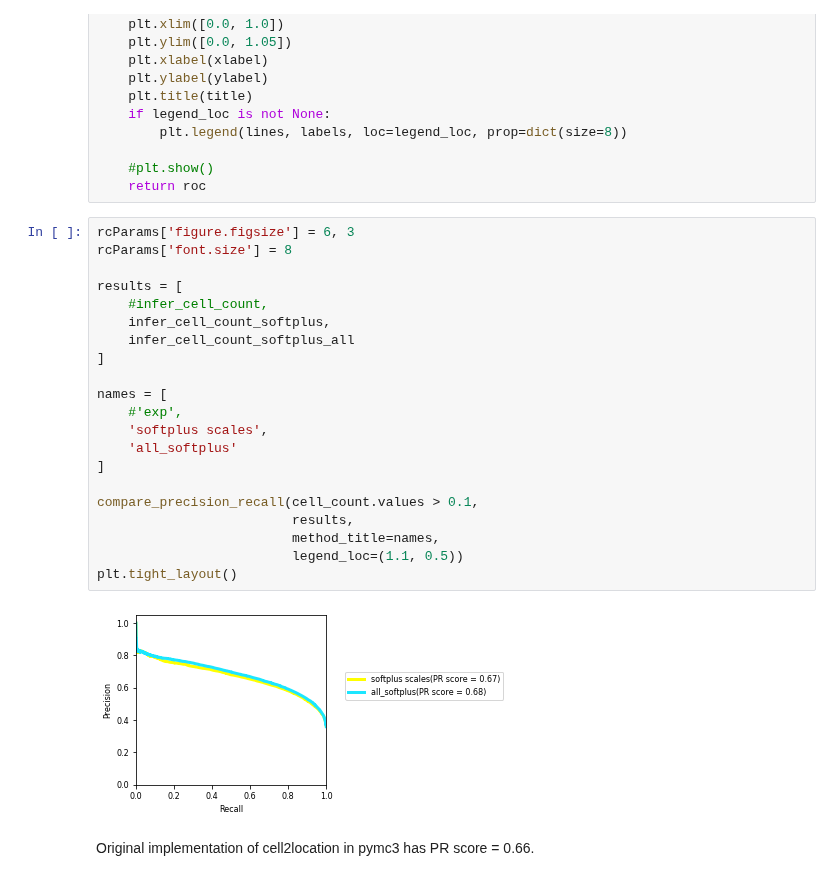
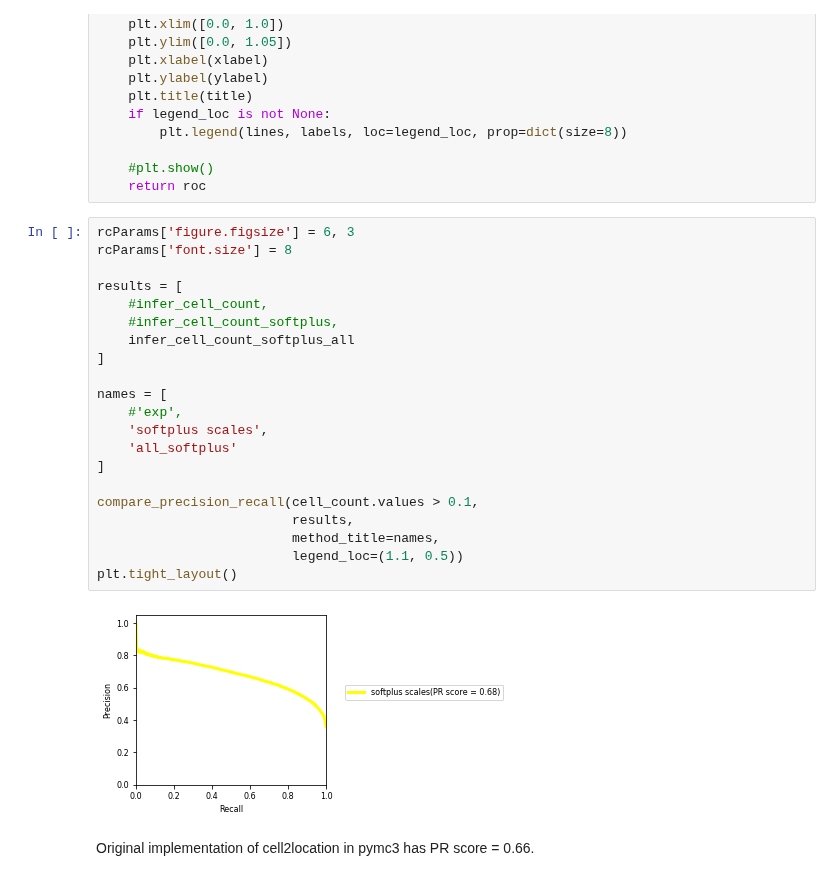
Before and after one commit to pyro-ppl/sandbox, a Jupyter notebook: 2021-03-softplus_scales/cell2location_synthetic_data_numpyro.ipynb, the cells around one changed output. Saved outputs shown, nothing was run; the diff lists cells and outputs as text.

```diff
--- a/2021-03-softplus_scales/cell2location_synthetic_data_numpyro.ipynb
+++ b/2021-03-softplus_scales/cell2location_synthetic_data_numpyro.ipynb
@@ -523,26 +523,26 @@ def compare_precision_recall(pos_cell_count, infer_cell_proportions,
 # %%
 rcParams['figure.figsize'] = 6, 3
 rcParams['font.size'] = 8
 
 results = [
     #infer_cell_count,
-    infer_cell_count_softplus,
+    #infer_cell_count_softplus,
     infer_cell_count_softplus_all
 ]
 
 names = [
     #'exp',
     'softplus scales',
     'all_softplus'
 ]
 
 compare_precision_recall(cell_count.values > 0.1,
                          results,
                          method_title=names,
                          legend_loc=(1.1, 0.5))
 plt.tight_layout()
 # %% [output]
-[figure, old version]
+[figure, new version]
 # %% [markdown]
 Original implementation of cell2location in pymc3 has PR score = 0.66.
 # %%
```
Also changed, not shown: parts of 7 cells of this notebook, 1 other file.
